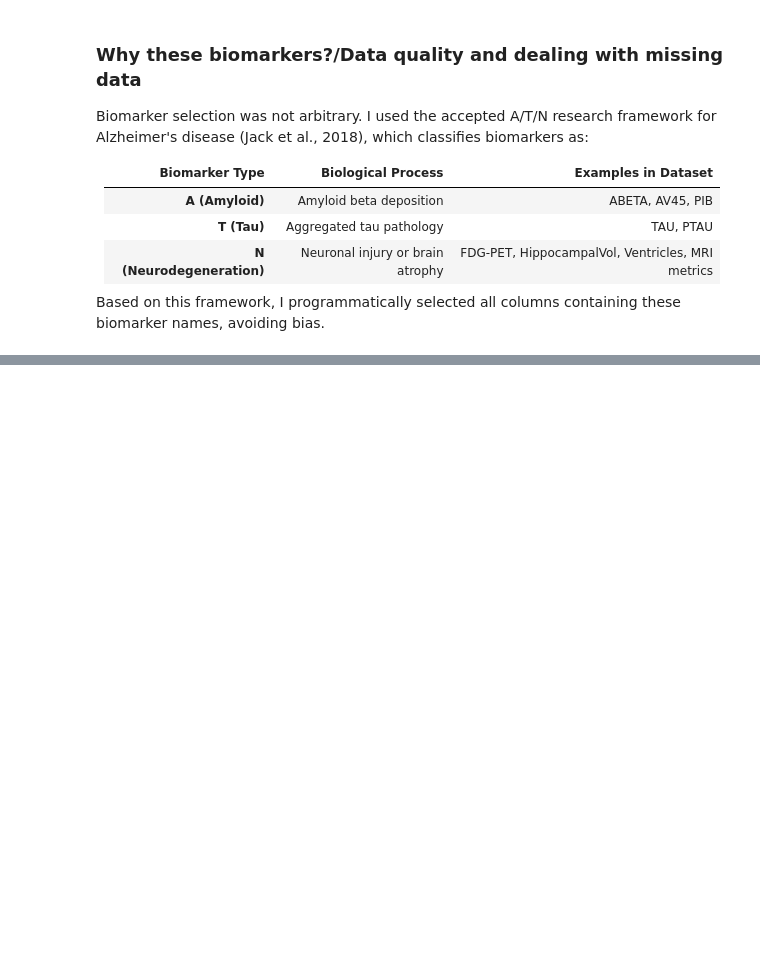
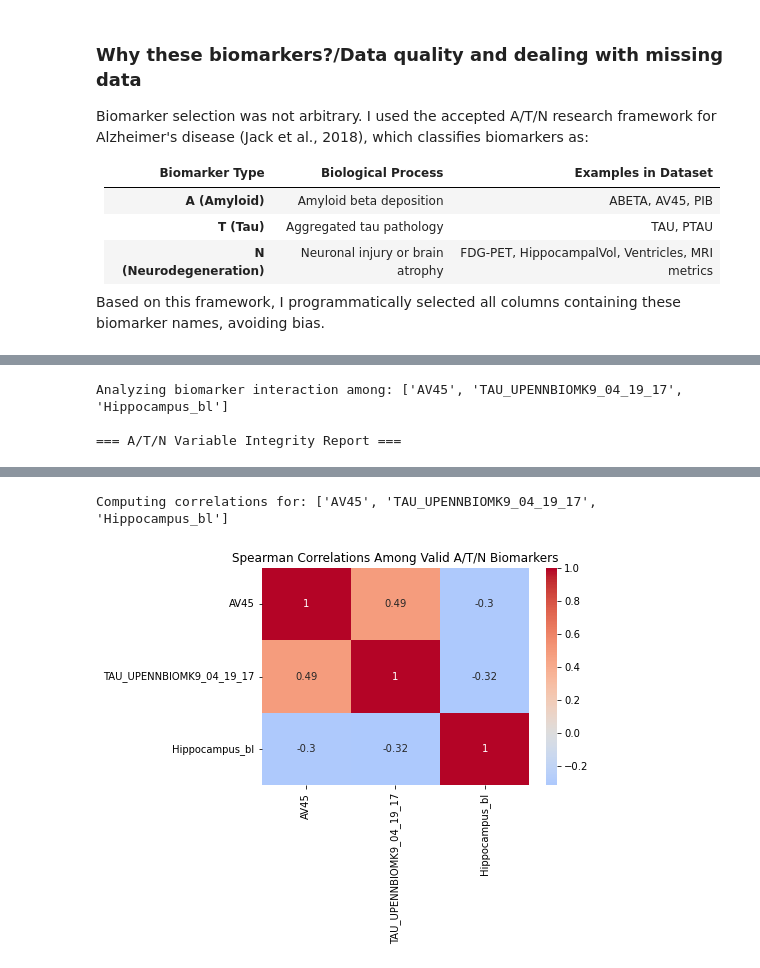
Before and after one commit to jdaly67/ANDI-project, a Jupyter notebook: Approach 2_Alzhiemers project.ipynb, the cells around one changed output, grey strips where cells are left out. Saved outputs shown, nothing was run; the diff lists cells and outputs as text; code cells hidden in the pictures; blank space fills up the shorter version.

```diff
--- a/Approach 2_Alzhiemers project.ipynb
+++ b/Approach 2_Alzhiemers project.ipynb
@@ -395,0 +761,59 @@ else:
+# %%
+# A/T/N Correlation Diagnostic
+subset_cols = [ATN_triplet["A"], ATN_triplet["T"], ATN_triplet["N"]]
+subset_cols = [c for c in subset_cols if c in df.columns]
+
+print("Analyzing biomarker interaction among:", subset_cols)
+check_df = df[subset_cols].copy()
+
+# Check data types
+dtype_report = check_df.dtypes.astype(str)
+
+# Coerce to numeric (in case of 'object' or string numbers)
+for col in subset_cols:
+    if check_df[col].dtype == "object":
+        check_df[col] = pd.to_numeric(check_df[col], errors="coerce")
+
+# Compute key stats
+summary = pd.DataFrame(index=subset_cols)
+summary["dtype"] = dtype_report
+summary["missing_count"] = check_df.isna().sum()
+summary["missing_%"] = (check_df.isna().mean() * 100).round(2)
+summary["unique_values"] = check_df.nunique()
+summary["constant_flag"] = summary["unique_values"] <= 1
+
+# Identify exclusion reasons
+def exclusion_reason(row):
+    if row["constant_flag"]:
+        return "Constant value (zero variance)"
+    elif row["missing_%"] > 95:
+        return "Too sparse (>95% missing)"
+    elif "object" in row["dtype"].lower():
+        return "Non-numeric type"
+    else:
+        return "OK"
+summary["status"] = summary.apply(exclusion_reason, axis=1)
+
+print("\n=== A/T/N Variable Integrity Report ===")
+display(summary)
+
+# Correlation calculation
+valid_cols = [col for col in subset_cols if summary.loc[col, "status"] == "OK"]
+if len(valid_cols) < 2:
+    print("\nNot enough valid numeric variables to compute correlations.")
+else:
+    corr = check_df[valid_cols].corr(method="spearman")
+    print("\nComputing correlations for:", valid_cols)
+    sns.heatmap(corr, annot=True, cmap="coolwarm", center=0)
+    plt.title("Spearman Correlations Among Valid A/T/N Biomarkers")
+    plt.show()
+
+# If any dropped
+dropped = summary[summary["status"] != "OK"]
+if not dropped.empty:
+    print("\nThe following biomarkers were excluded from the heatmap:")
+    display(dropped[["missing_%", "unique_values", "status"]])
+# %% [output]
+Analyzing biomarker interaction among: ['AV45', 'TAU_UPENNBIOMK9_04_19_17', 'Hippocampus_bl']
+
+=== A/T/N Variable Integrity Report ===
@@ -395,0 +824,2 @@ else:
+Computing correlations for: ['AV45', 'TAU_UPENNBIOMK9_04_19_17', 'Hippocampus_bl']
+[figure, added]
```
Also changed, not shown: parts of 27 cells of this notebook.
